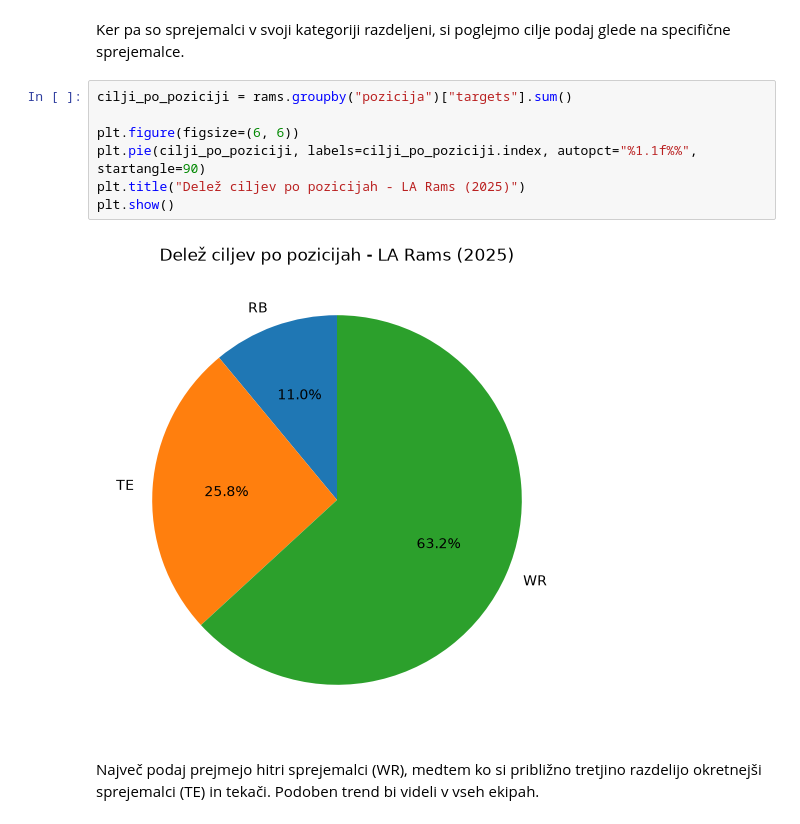
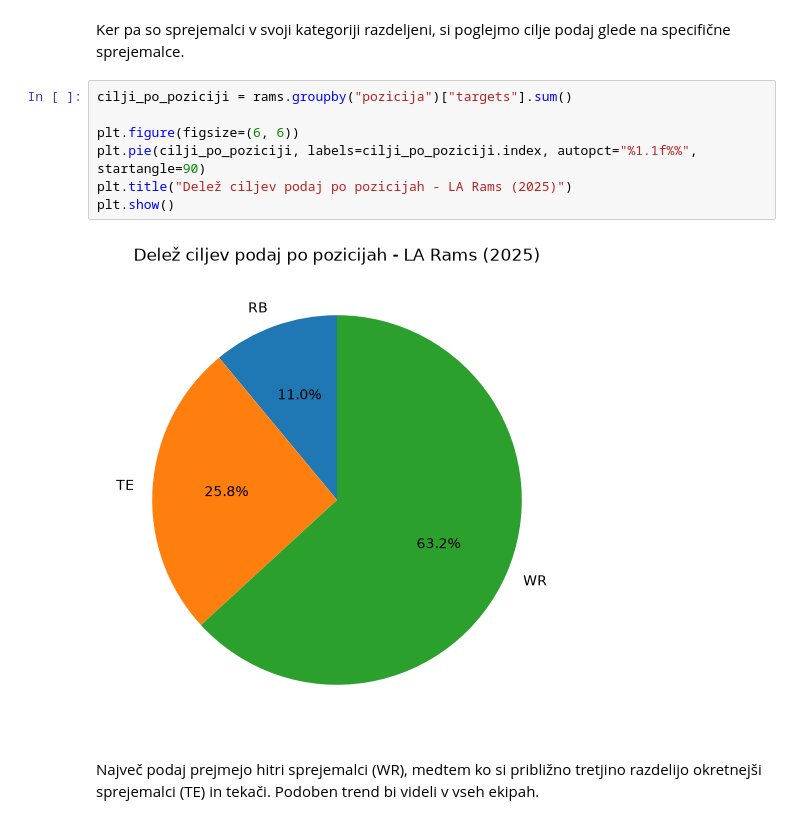
Before and after one commit to tiborprosen/UVP_projektna, a Jupyter notebook: analiza.ipynb, the cells around one changed output. Cells and saved outputs as stored; diff of their text form.

```diff
--- a/analiza.ipynb
+++ b/analiza.ipynb
@@ -342,12 +342,12 @@ Ker pa so sprejemalci v svoji kategoriji razdeljeni, si poglejmo cilje podaj gle
 # %%
 cilji_po_poziciji = rams.groupby("pozicija")["targets"].sum()
 
 plt.figure(figsize=(6, 6))
 plt.pie(cilji_po_poziciji, labels=cilji_po_poziciji.index, autopct="%1.1f%%", startangle=90)
-plt.title("Delež ciljev po pozicijah - LA Rams (2025)")
+plt.title("Delež ciljev podaj po pozicijah - LA Rams (2025)")
 plt.show()
 # %% [output]
-[figure, old version]
+[figure, new version]
 # %% [markdown]
 Največ podaj prejmejo hitri sprejemalci (WR), medtem ko si približno tretjino razdelijo okretnejši sprejemalci (TE) in tekači. Podoben trend bi videli v vseh ekipah.
 # %% [markdown]
```
Also changed, not shown: parts of 4 cells of this notebook.
